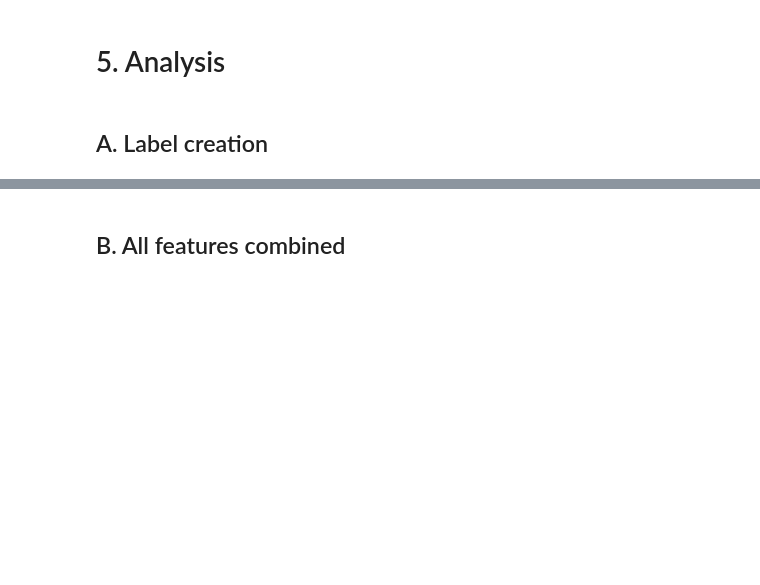
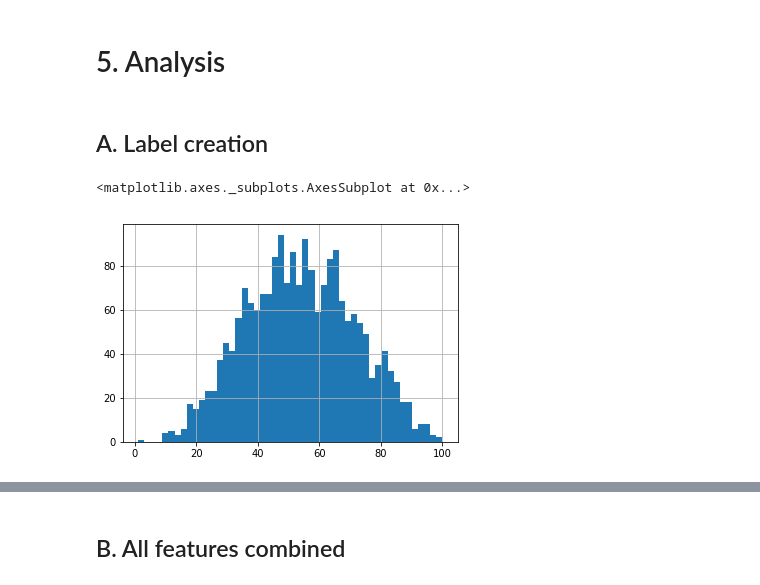
Before and after one commit to illorens/Project_NTDS, a Jupyter notebook: Analysis.ipynb, the cells around one changed output, grey strips where cells are left out. Saved outputs shown, nothing was run; the diff lists cells and outputs as text; code cells hidden in the pictures; blank space fills up the shorter version.

```diff
--- a/Analysis.ipynb
+++ b/Analysis.ipynb
@@ -1475,0 +1475,11 @@ label_noms = final_df.Nominations.values.copy()
+# %%
+final_df['Awards'] = final_df['Wins'] + final_df['Nominations']
+third_quart_awards = final_df.Awards.quantile(0.75)
+label_awards = final_df.Awards.values.copy()
+label_awards[label_awards > third_quart_awards] = third_quart_awards
+label_awards = label_awards / third_quart_awards
+# %%
+final_df.metacriticGrade.hist(bins=50)
+# %% [output]
+<matplotlib.axes._subplots.AxesSubplot at 0x...>
+[figure, added]
```
Also changed, not shown: parts of 29 cells of this notebook.
